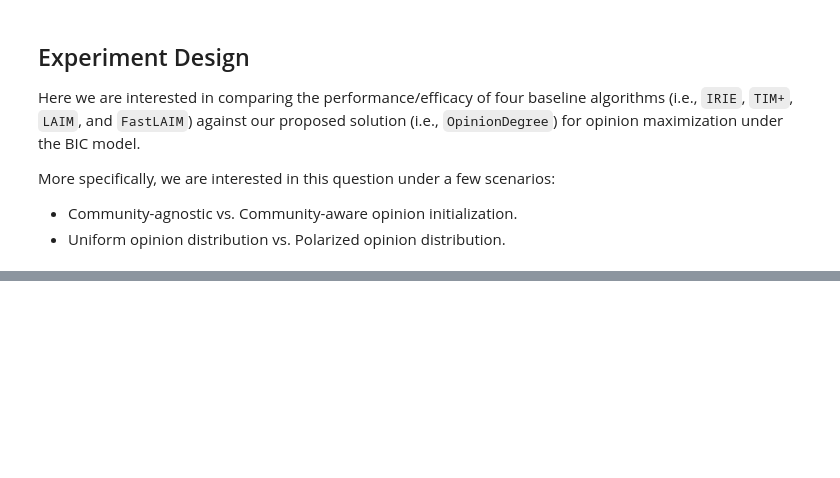
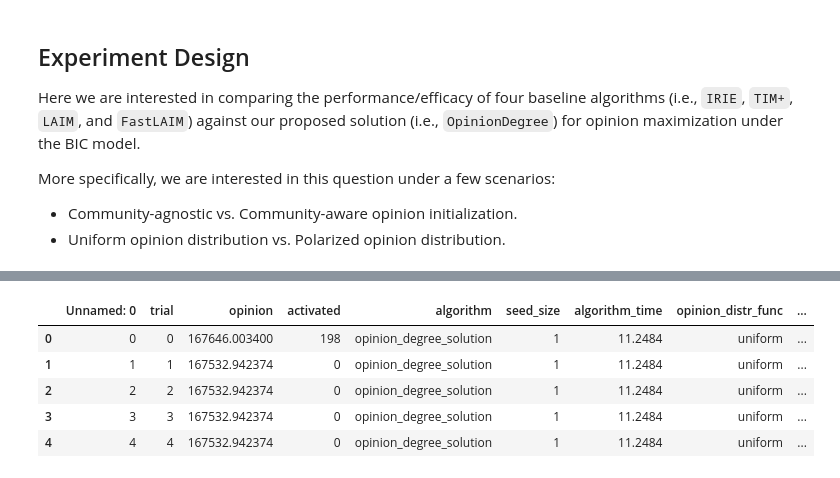
Before and after one commit to nathaniel-hudson/BIC-Diffusion, a Jupyter notebook: src/RunSimulations.ipynb, the cells around one changed output, grey strips where cells are left out. Cells and saved outputs as stored; diff of their text form; code cells hidden in the pictures; blank space fills up the shorter version.

```diff
--- a/src/RunSimulations.ipynb
+++ b/src/RunSimulations.ipynb
@@ -77,0 +32,15 @@ results.to_csv("dummy.csv")
+# %%
+import glob
+
+data = pd.DataFrame()
+for file in list(glob.glob(os.path.join(RESULTS_PATH, "*.csv"))):
+    data = data.append(pd.read_csv(file))
+
+data.head()
+# %% [output]
+|  | Unnamed: 0 | trial | opinion | activated | algorithm | seed_size | algorithm_time | opinion_distr_func | ... |
+| 0 | 0 | 0 | 167646.003400 | 198 | opinion_degree_solution | 1 | 11.2484 | uniform | ... |
+| 1 | 1 | 1 | 167532.942374 | 0 | opinion_degree_solution | 1 | 11.2484 | uniform | ... |
+| 2 | 2 | 2 | 167532.942374 | 0 | opinion_degree_solution | 1 | 11.2484 | uniform | ... |
+| 3 | 3 | 3 | 167532.942374 | 0 | opinion_degree_solution | 1 | 11.2484 | uniform | ... |
+| 4 | 4 | 4 | 167532.942374 | 0 | opinion_degree_solution | 1 | 11.2484 | uniform | ... |
```
Also changed, not shown: parts of 6 cells of this notebook, 25 other files.
